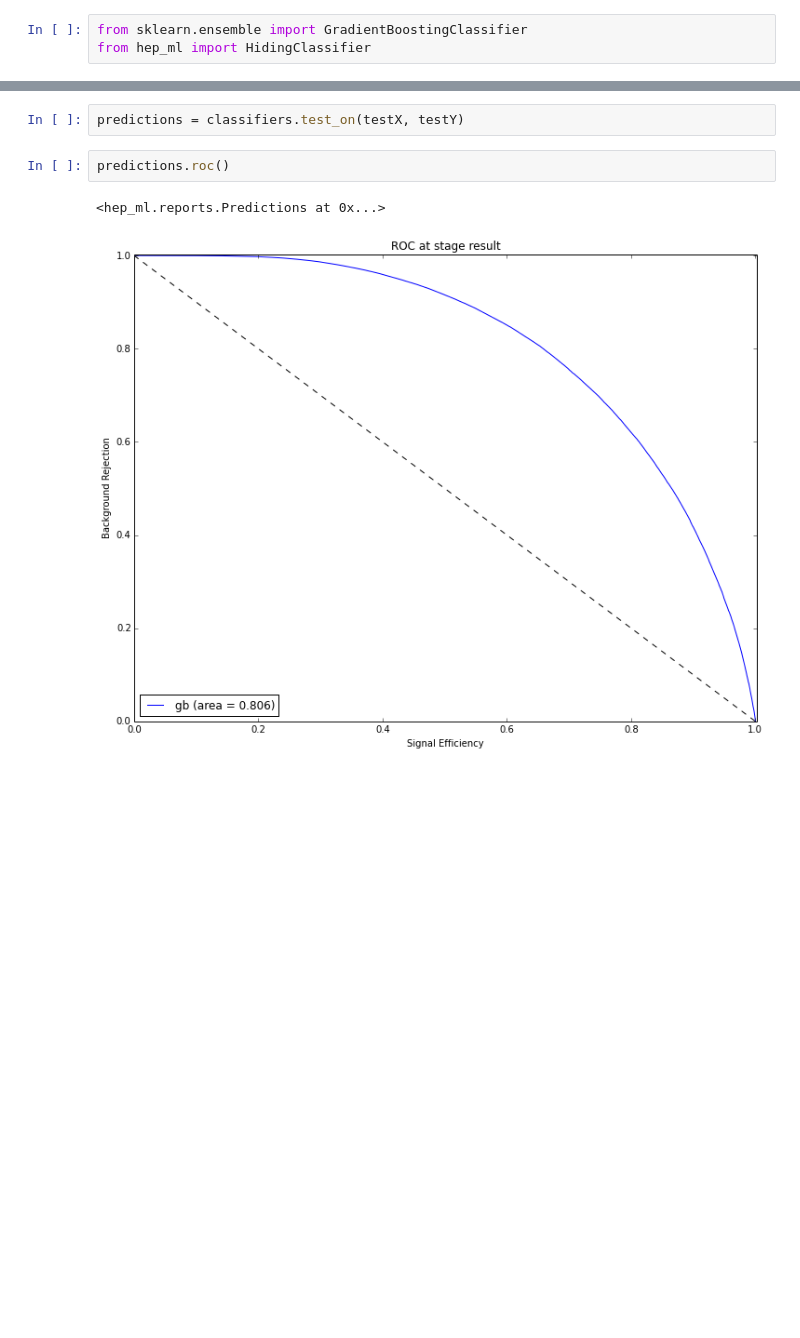
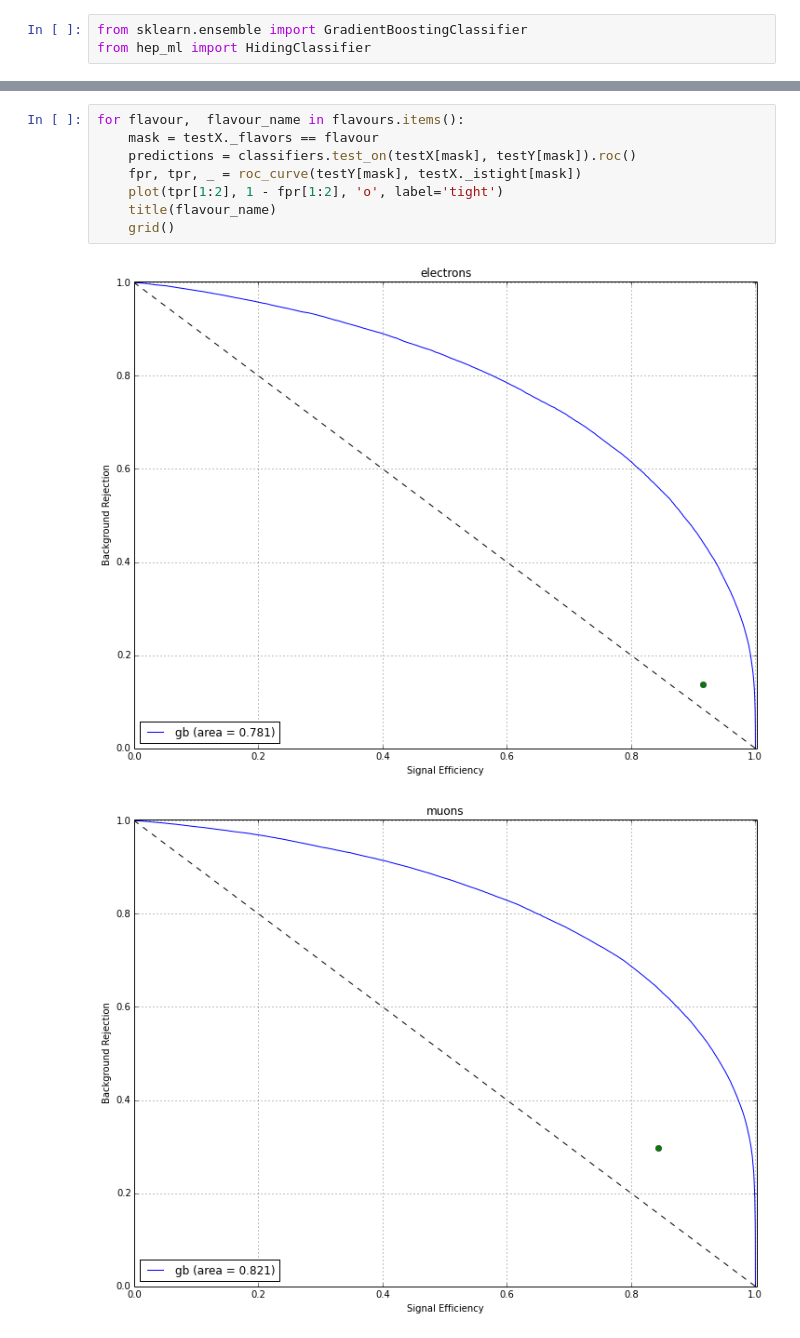
Before and after one commit to arogozhnikov/FakeLeptons, a Jupyter notebook: notebooks/PromptsDistinguish.ipynb, the cells around one changed output, grey strips where cells are left out. Saved outputs shown, nothing was run; the diff lists cells and outputs as text; blank space fills up the shorter version.

```diff
--- a/notebooks/PromptsDistinguish.ipynb
+++ b/notebooks/PromptsDistinguish.ipynb
@@ -103,12 +106,16 @@ ClassifiersDict([('gb', HidingClassifier(base_estimator=GradientBoostingClassifi
               warm_start=False),
          train_variables=['_3dIP', '_3dIPerr', '_3dIPsig', '_PVchi2', '_PVerr[0]', '_PVerr[1]', '_PVerr[2]', '_closeJetAngAll', '_closeJetCSVAll', '_closeJetEtaAll', '_closeJetPhiAll', '_flavors', '_i ...
-# %%
-predictions = classifiers.test_on(testX, testY)
-# %%
-predictions.roc()
-# %% [output]
-<hep_ml.reports.Predictions at 0x...>
-[figure, removed]
+# %%
+for flavour,  flavour_name in flavours.items():
+    mask = testX._flavors == flavour
+    predictions = classifiers.test_on(testX[mask], testY[mask]).roc()
+    fpr, tpr, _ = roc_curve(testY[mask], testX._istight[mask])
+    plot(tpr[1:2], 1 - fpr[1:2], 'o', label='tight')
+    title(flavour_name)
+    grid()
+# %% [output]
+[figure, added]
+[figure, added]
 # %%
 predictions.learning_curves()
 # %% [output]
```
Also changed, not shown: parts of 7 cells of this notebook.
